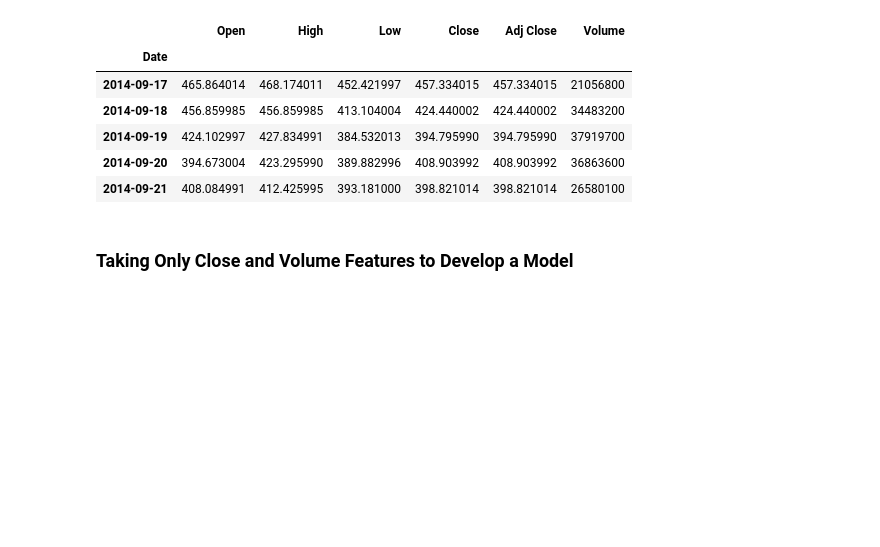
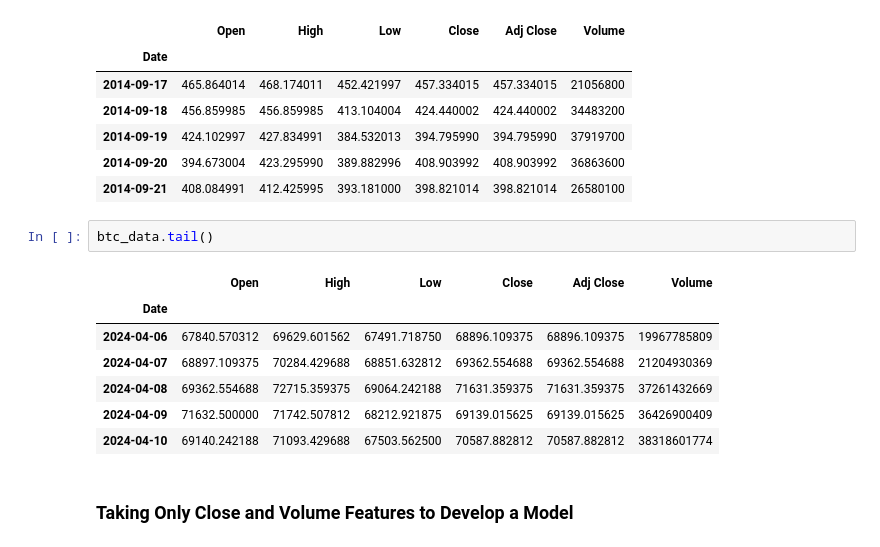
Before and after one commit to ChallapalliHemanthsaikumar/time_series_2024_of_BTC, a Jupyter notebook: BTC_Price.ipynb, the cells around one changed output. Drawn from its saved outputs; the diff is of its cells as text; blank space fills up the shorter version.

```diff
--- a/BTC_Price.ipynb
+++ b/BTC_Price.ipynb
@@ -60,6 +60,16 @@ btc_data.head()
 | 2014-09-19 | 424.102997 | 427.834991 | 384.532013 | 394.795990 | 394.795990 | 37919700 |
 | 2014-09-20 | 394.673004 | 423.295990 | 389.882996 | 408.903992 | 408.903992 | 36863600 |
 | 2014-09-21 | 408.084991 | 412.425995 | 393.181000 | 398.821014 | 398.821014 | 26580100 |
+# %%
+btc_data.tail()
+# %% [output]
+|  | Open | High | Low | Close | Adj Close | Volume |
+| Date |  |  |  |  |  |  |
+| 2024-04-06 | 67840.570312 | 69629.601562 | 67491.718750 | 68896.109375 | 68896.109375 | 19967785809 |
+| 2024-04-07 | 68897.109375 | 70284.429688 | 68851.632812 | 69362.554688 | 69362.554688 | 21204930369 |
+| 2024-04-08 | 69362.554688 | 72715.359375 | 69064.242188 | 71631.359375 | 71631.359375 | 37261432669 |
+| 2024-04-09 | 71632.500000 | 71742.507812 | 68212.921875 | 69139.015625 | 69139.015625 | 36426900409 |
+| 2024-04-10 | 69140.242188 | 71093.429688 | 67503.562500 | 70587.882812 | 70587.882812 | 38318601774 |
 # %% [markdown]
 ### Taking Only Close and Volume Features to Develop a Model
 # %%
```
Also changed, not shown: parts of 40 cells of this notebook.
